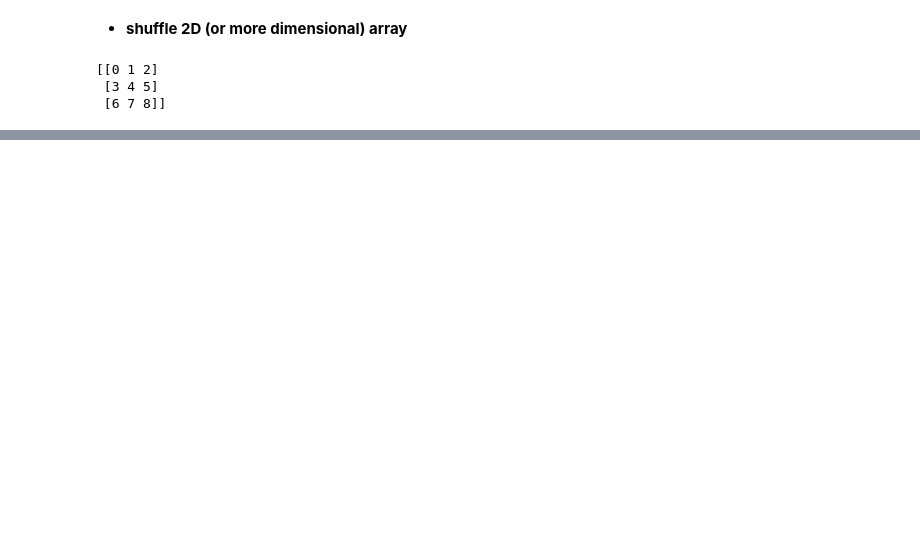
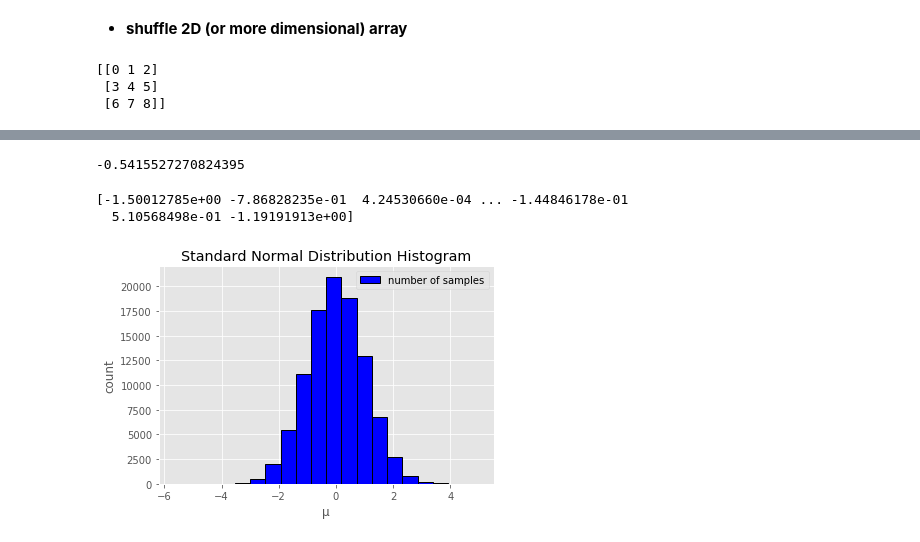
Before and after one commit to majo-z/EmergingTechnologiesAssignment-B, a Jupyter notebook: numpy-random.ipynb, the cells around one changed output, grey strips where cells are left out. Cells and saved outputs as stored; diff of their text form; code cells hidden in the pictures; blank space fills up the shorter version.

Commit message:
aligned headers, added more to standard normal distribution, added picture of bell curve rule

```diff
--- a/numpy-random.ipynb
+++ b/numpy-random.ipynb
@@ -328,0 +332,27 @@ print(my_arr)
+# %%
+# default numpy.random.standard_normal(size=None)
+# returns a single value
+num = np.random.standard_normal()
+print(num)
+# %% [output]
+-0.5415527270824395
+# %%
+# generate 100000 samples
+nums = np.random.standard_normal(100000)
+print(nums)
+# %% [output]
+[-1.50012785e+00 -7.86828235e-01  4.24530660e-04 ... -1.44846178e-01
+  5.10568498e-01 -1.19191913e+00]
+# %%
+# plot the samples in histogram
+bins = 20
+plt.hist(nums, bins, facecolor='blue', edgecolor='black', linewidth=1, label="number of samples")
+
+plt.title('Standard Normal Distribution Histogram')
+plt.xlabel('µ')
+plt.ylabel('count')
+plt.legend()
+
+plt.show()
+# %% [output]
+[figure, added]
```
Also changed, not shown: parts of 30 cells of this notebook, 1 other file.
